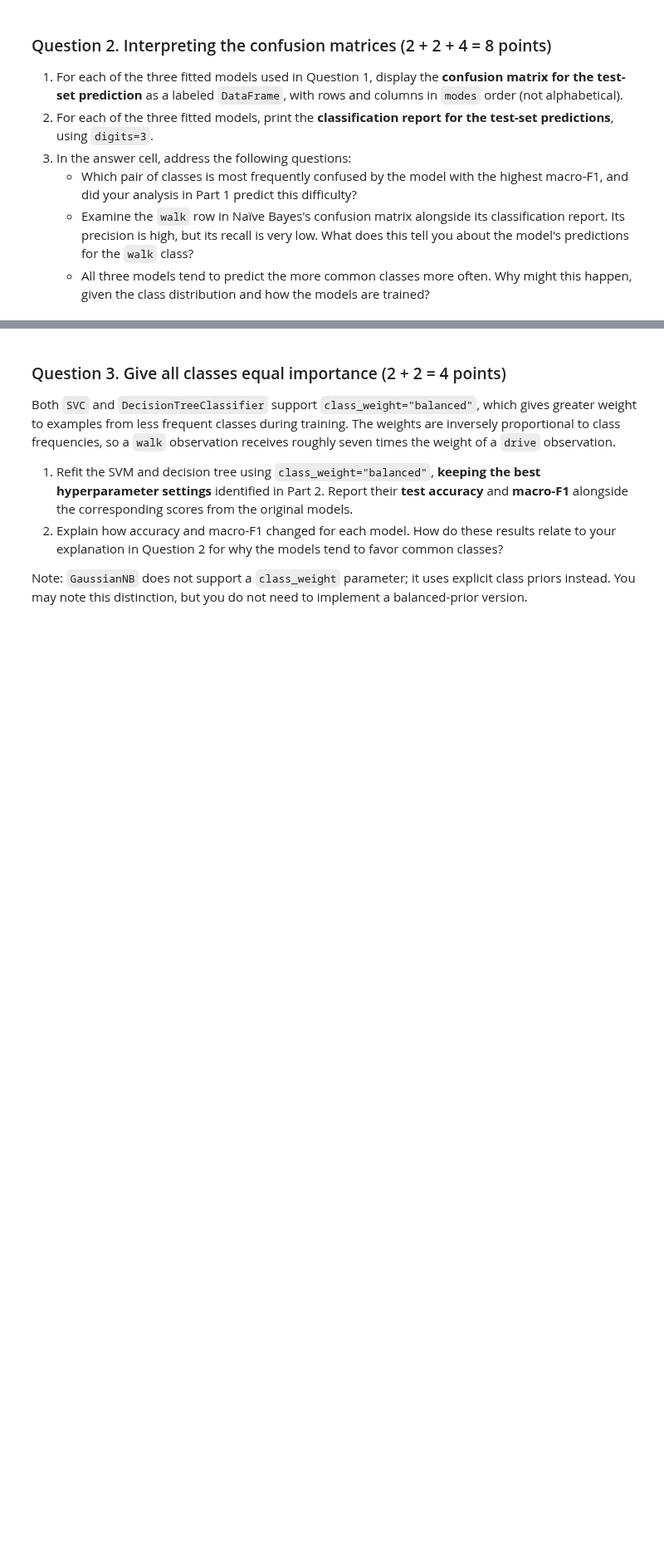
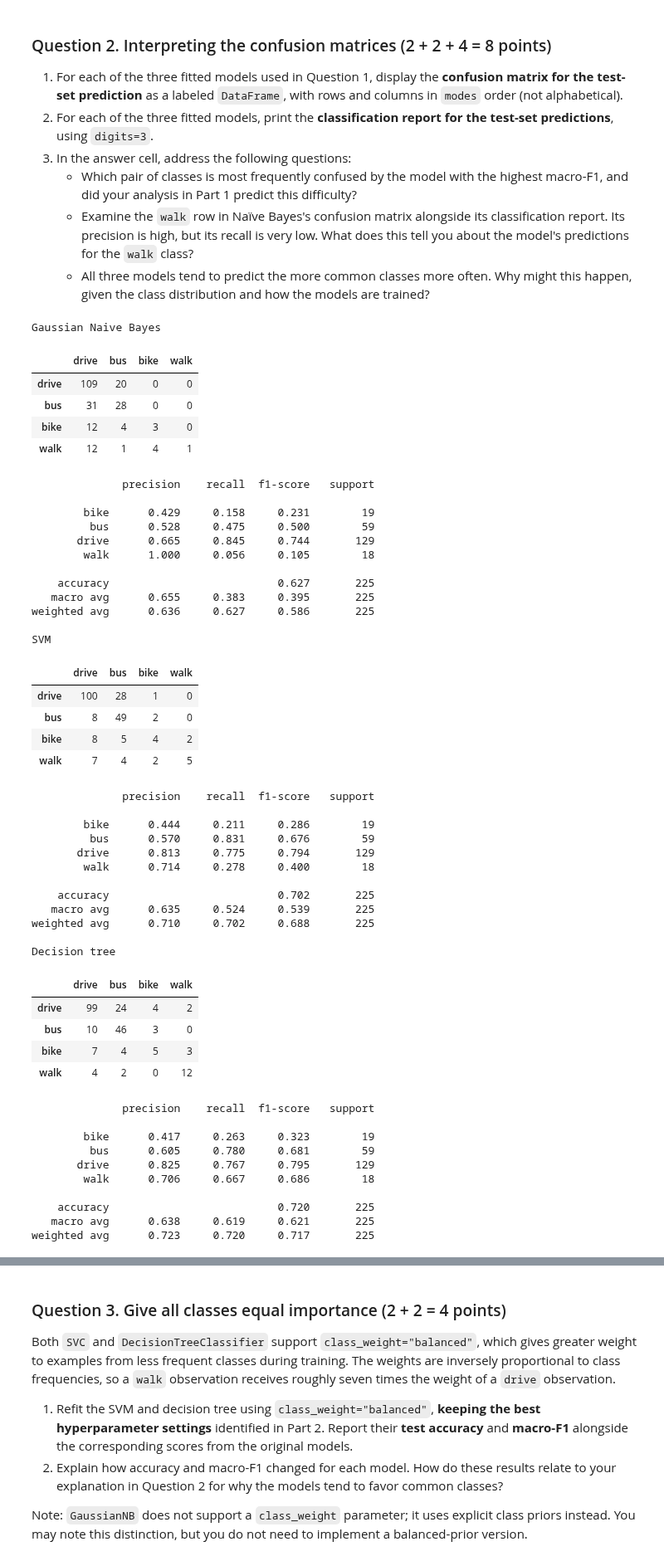
Before and after one commit to DennnnyH/ICS-235-ML-Methods, a Jupyter notebook: Assignment_3/HuangDenny_3.ipynb, the cells around one changed output, grey strips where cells are left out. Shown at 83% size. Saved outputs shown, nothing was run; the diff lists cells and outputs as text; code cells hidden in the pictures; blank space fills up the shorter version.

```diff
--- a/Assignment_3/HuangDenny_3.ipynb
+++ b/Assignment_3/HuangDenny_3.ipynb
@@ -520,4 +694,81 @@ With four classes, precision, recall, and F1 can be calculated separately for ea
    - All three models tend to predict the more common classes more often. Why might this happen, given the class distribution and how the models are trained?
 # %%
 # YOUR CODE
+from sklearn.metrics import classification_report, confusion_matrix
+
+gnb_pred = gaussian_naive_bayes.predict(X_test)
+svm_pred = best_svm.predict(X_test)
+tree_pred = best_tree.predict(X_test)
+
+print("Gaussian Naive Bayes")
+display(pd.DataFrame(
+    confusion_matrix(y_test, gnb_pred, labels=modes),
+    index=modes, columns=modes
+))
+print(classification_report(y_test, gnb_pred, digits=3))
+
+print("SVM")
+display(pd.DataFrame(
+    confusion_matrix(y_test, svm_pred, labels=modes),
+    index=modes, columns=modes
+))
+print(classification_report(y_test, svm_pred, digits=3))
+
+print("Decision tree")
+display(pd.DataFrame(
+    confusion_matrix(y_test, tree_pred, labels=modes),
+    index=modes, columns=modes
+))
+print(classification_report(y_test, tree_pred, digits=3))
+# %% [output]
+Gaussian Naive Bayes
+|  | drive | bus | bike | walk |
+| drive | 109 | 20 | 0 | 0 |
+| bus | 31 | 28 | 0 | 0 |
+| bike | 12 | 4 | 3 | 0 |
+| walk | 12 | 1 | 4 | 1 |
+              precision    recall  f1-score   support
+
+        bike      0.429     0.158     0.231        19
+         bus      0.528     0.475     0.500        59
+       drive      0.665     0.845     0.744       129
+        walk      1.000     0.056     0.105        18
+
+    accuracy                          0.627       225
+   macro avg      0.655     0.383     0.395       225
+weighted avg      0.636     0.627     0.586       225
+
+SVM
+|  | drive | bus | bike | walk |
+| drive | 100 | 28 | 1 | 0 |
+| bus | 8 | 49 | 2 | 0 |
+| bike | 8 | 5 | 4 | 2 |
+| walk | 7 | 4 | 2 | 5 |
+              precision    recall  f1-score   support
+
+        bike      0.444     0.211     0.286        19
+         bus      0.570     0.831     0.676        59
+       drive      0.813     0.775     0.794       129
+        walk      0.714     0.278     0.400        18
+
+    accuracy                          0.702       225
+   macro avg      0.635     0.524     0.539       225
+weighted avg      0.710     0.702     0.688       225
+
+Decision tree
+|  | drive | bus | bike | walk |
+| drive | 99 | 24 | 4 | 2 |
+| bus | 10 | 46 | 3 | 0 |
+| bike | 7 | 4 | 5 | 3 |
+| walk | 4 | 2 | 0 | 12 |
+              precision    recall  f1-score   support
+
+        bike      0.417     0.263     0.323        19
+         bus      0.605     0.780     0.681        59
+       drive      0.825     0.767     0.795       129
+        walk      0.706     0.667     0.686        18
+
+    accuracy                          0.720       225
+   macro avg      0.638     0.619     0.621       225
+weighted avg      0.723     0.720     0.717       225
 # %% [markdown]
```
Also changed, not shown: parts of 13 cells of this notebook.
